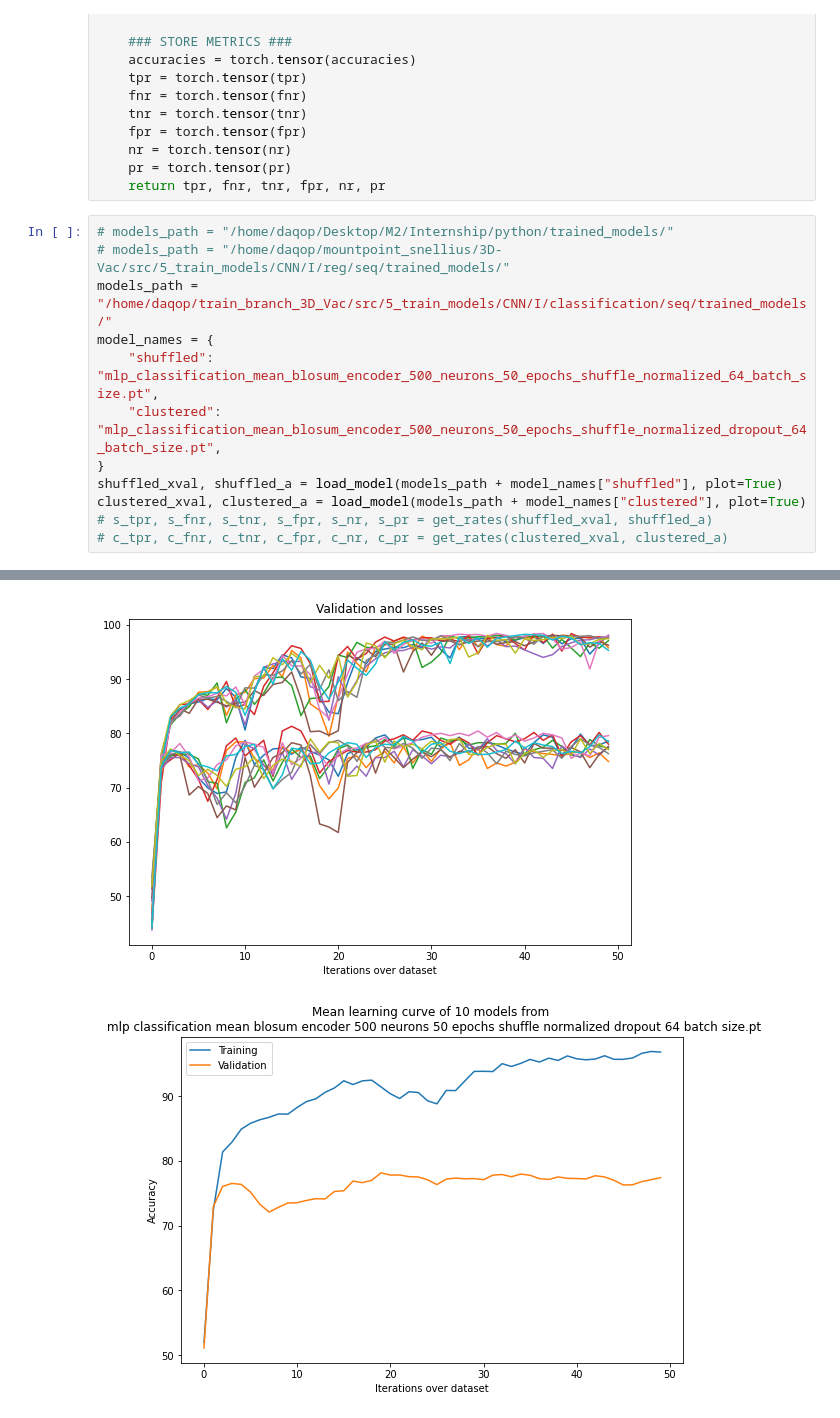
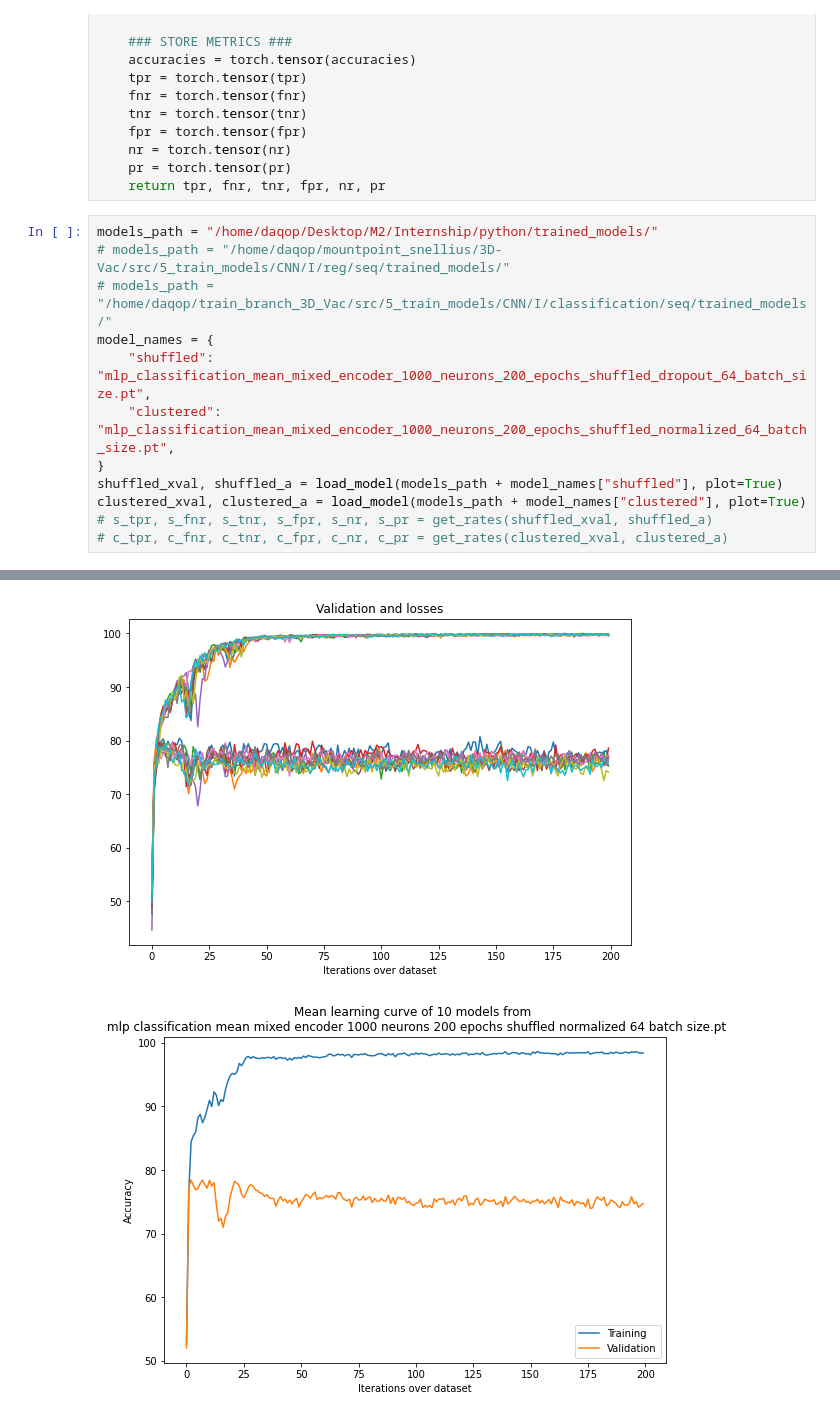
Before and after one commit to DeepRank/3D-Vac, a Jupyter notebook: src/5_train_models/explore_class_seq_xvalidation.ipynb, the cells around one changed output, grey strips where cells are left out. Saved outputs shown, nothing was run; the diff lists cells and outputs as text.

```diff
--- a/src/5_train_models/explore_class_seq_xvalidation.ipynb
+++ b/src/5_train_models/explore_class_seq_xvalidation.ipynb
@@ -98,12 +98,12 @@ def get_rates(xval_data, a):
     pr = torch.tensor(pr)
     return tpr, fnr, tnr, fpr, nr, pr
 # %%
-# models_path = "/home/daqop/Desktop/M2/Internship/python/trained_models/"
+models_path = "/home/daqop/Desktop/M2/Internship/python/trained_models/"
 # models_path = "/home/daqop/mountpoint_snellius/3D-Vac/src/5_train_models/CNN/I/reg/seq/trained_models/"
-models_path = "/home/daqop/train_branch_3D_Vac/src/5_train_models/CNN/I/classification/seq/trained_models/"
+# models_path = "/home/daqop/train_branch_3D_Vac/src/5_train_models/CNN/I/classification/seq/trained_models/"
 model_names = {
-    "shuffled": "mlp_classification_mean_blosum_encoder_500_neurons_50_epochs_shuffle_normalized_64_batch_size.pt",
-    "clustered": "mlp_classification_mean_blosum_encoder_500_neurons_50_epochs_shuffle_normalized_dropout_64_batch_size.pt",
+    "shuffled": "mlp_classification_mean_mixed_encoder_1000_neurons_200_epochs_shuffled_dropout_64_batch_size.pt",
+    "clustered": "mlp_classification_mean_mixed_encoder_1000_neurons_200_epochs_shuffled_normalized_64_batch_size.pt",
 }
 shuffled_xval, shuffled_a = load_model(models_path + model_names["shuffled"], plot=True)
 clustered_xval, clustered_a = load_model(models_path + model_names["clustered"], plot=True)
@@ -114,2 +114,2 @@ clustered_xval, clustered_a = load_model(models_path + model_names["clustered"],
-[figure, old version]
+[figure, new version]
-[figure, old version]
+[figure, new version]
```
Also changed, not shown: parts of 1 cell of this notebook, 1 other file.
